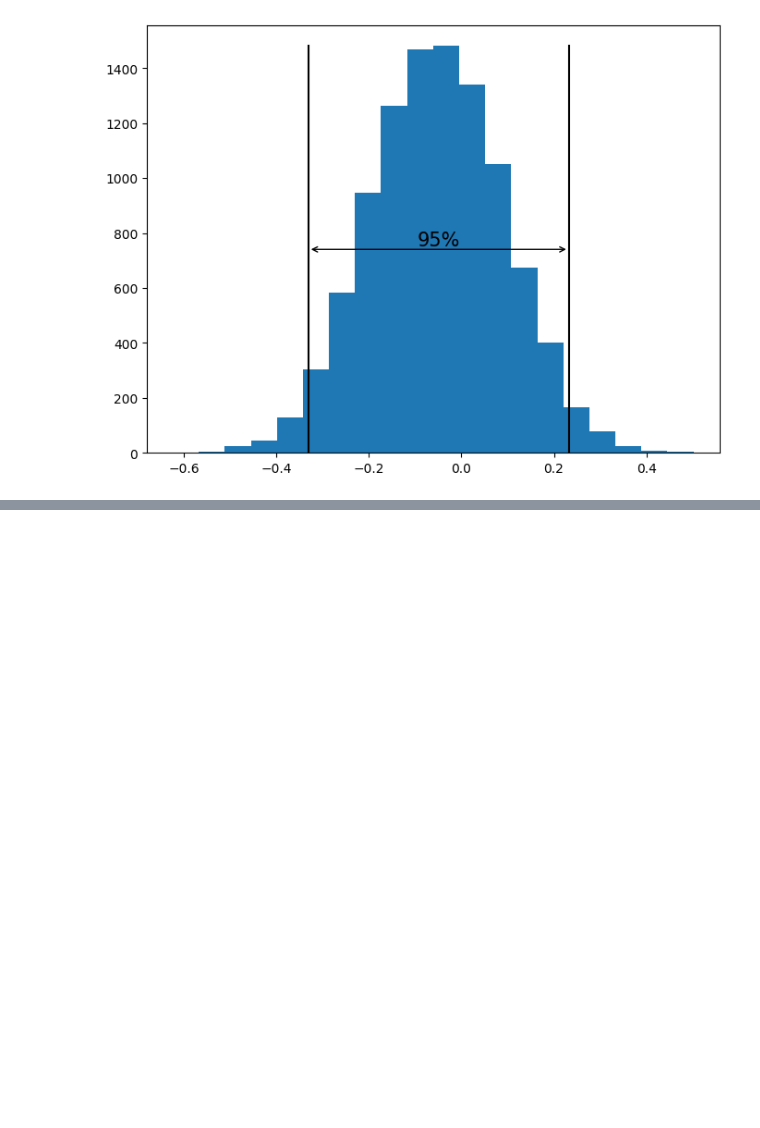
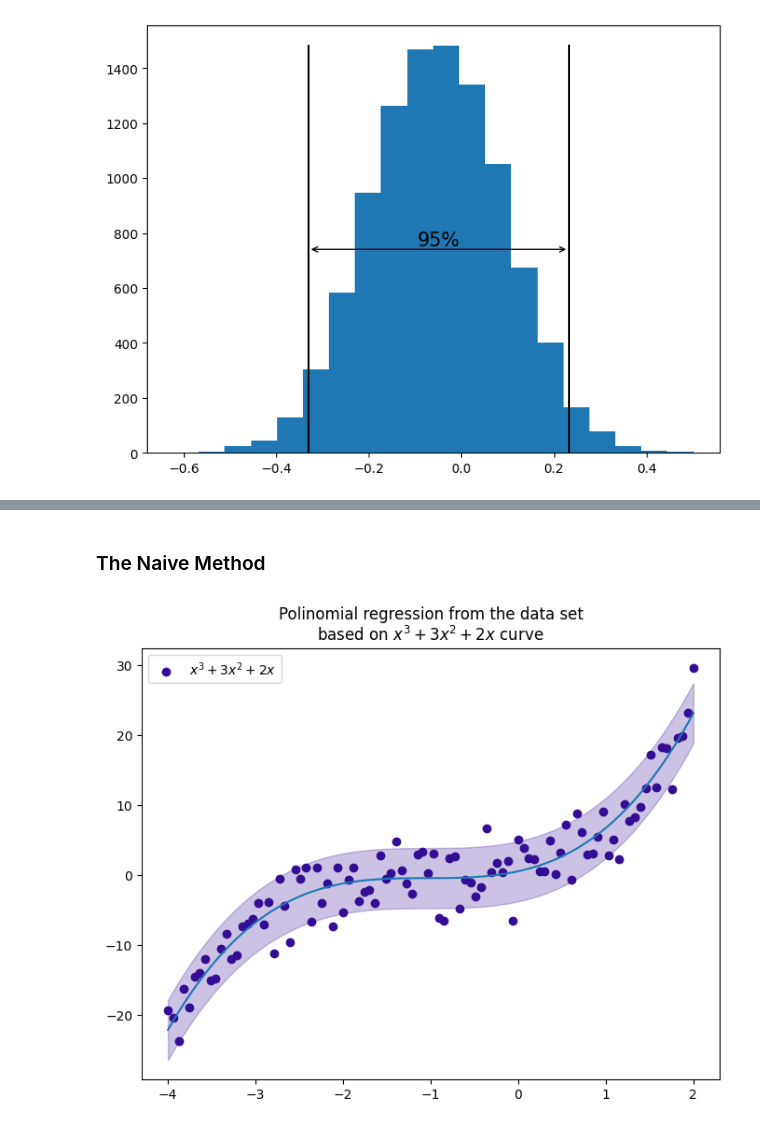
Before and after one commit to Skamlo/Statistics-Basics, a Jupyter notebook: Statistics/Confidence Interval.ipynb, the cells around one changed output, grey strips where cells are left out. Drawn from its saved outputs; the diff is of its cells as text; code cells hidden in the pictures; blank space fills up the shorter version.

Commit message:
Confidence interval for regression

```diff
--- a/Statistics/Confidence Interval.ipynb
+++ b/Statistics/Confidence Interval.ipynb
@@ -51,0 +57,2 @@ plt.show()
+# %% [markdown]
+### The Naive Method
@@ -51,0 +62,27 @@ plt.show()
+# %%
+curve = lambda x: x**3 + 3*x**2 + 2*x + np.random.normal(size=len(x), scale=3)
+
+x = np.linspace(-4, 2, 100)
+y = curve(x)
+
+poly = PolynomialFeatures(degree=3).fit(x.reshape((-1, 1)))
+x_poly = poly.transform(x.reshape((-1, 1)))
+
+linReg = LinearRegression()
+linReg.fit(x_poly, y)
+
+y_pred = linReg.predict(poly.transform(np.linspace(x.min(), x.max(), 100).reshape((-1, 1))))
+
+alpha = 0.05
+residuals = y - y_pred
+ci = np.quantile(residuals, 1 - alpha)
+
+plt.figure(figsize=(8, 6))
+plt.scatter(x, y, color="#330d94", label="$x^3 + 3x^2 +2x$")
+plt.fill_between(x, y_pred-ci, y_pred+ci, alpha=0.25, color="#330d94")
+plt.plot(x, y_pred)
+plt.title("Polinomial regression from the data set\nbased on $x^3 + 3x^2 +2x$ curve")
+plt.legend()
+plt.show()
+# %% [output]
+[figure, added]
```
Also changed, not shown: parts of 2 cells of this notebook, 1 other file.
